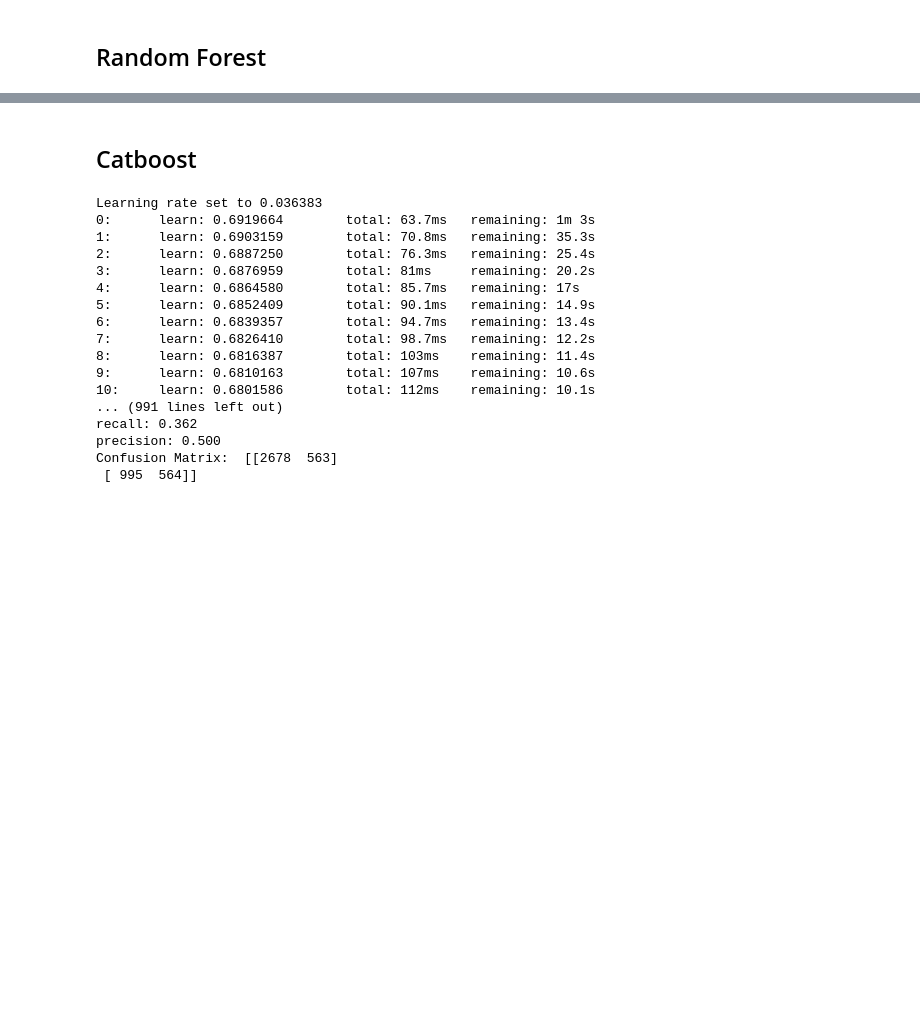
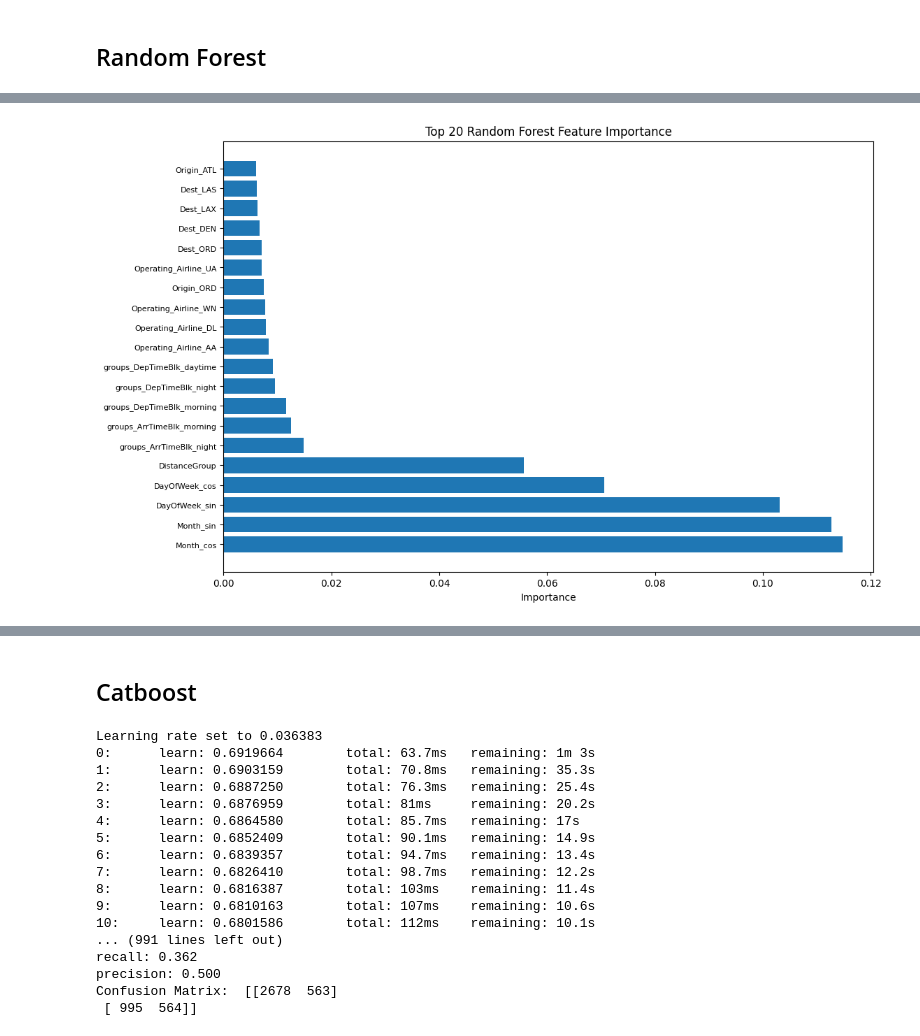
Before and after one commit to mariajoi/flightdelay, a Jupyter notebook: notebooks/modeltest_vs3_rb.ipynb, the cells around one changed output, grey strips where cells are left out. Drawn from its saved outputs; the diff is of its cells as text; code cells hidden in the pictures; blank space fills up the shorter version.

Commit message:
random forest

```diff
--- a/notebooks/modeltest_vs3_rb.ipynb
+++ b/notebooks/modeltest_vs3_rb.ipynb
@@ -317,3 +378,11 @@ X_trans =trans.transform(X)
 preproc.fit(X_train)
 X_train_t = preproc.transform(X_train)
 X_test_t = preproc.transform(X_test)
+# %%
+preproc.fit(X_train_dep)
+X_train_t_dep = preproc.transform(X_train_dep)
+X_test_t_dep = preproc.transform(X_test_dep)
+# %%
+preproc.fit(X_train_or_de)
+X_train_t_or_de= preproc.transform(X_train_or_de)
+X_test_t_or_de = preproc.transform(X_test_or_de)
@@ -339,0 +487,5 @@ Confusion Matrix:  [[3567 1027]
+# %%
+selected_columns = ['DistanceGroup', 'Month_sin', 'Month_cos', 'DayOfWeek_sin', 'DayOfWeek_cos']
+all_transformed_cols = X_train_trans.columns
+selected_transformed_cols = all_transformed_cols.intersection(selected_columns)
+selected_transformed_cols
@@ -339,0 +501,4 @@ Confusion Matrix:  [[3567 1027]
+# %%
+columns=np.concatenate([
+    preproc.named_transformers_['onehotencoder'].get_feature_names_out(),
+    selected_transformed_cols])
@@ -339,0 +523,20 @@ Confusion Matrix:  [[3567 1027]
+# %%
+# Get feature importances
+feature_importances = randomF.feature_importances_
+
+
+# Sort feature importances in descending order
+indices = feature_importances.argsort()[::-1]
+
+# Number of top features to display
+top_n = 20
+
+# Plot the top N feature importances
+plt.figure(figsize=(12, 8))
+plt.barh(range(top_n), feature_importances[indices][:top_n])
+plt.yticks(range(top_n), columns[indices][:top_n], fontsize=8)
+plt.xlabel('Importance')
+plt.title('Top {} Random Forest Feature Importance'.format(top_n))
+plt.show()
+# %% [output]
+[figure, added]
```
Also changed, not shown: parts of 39 cells of this notebook.
